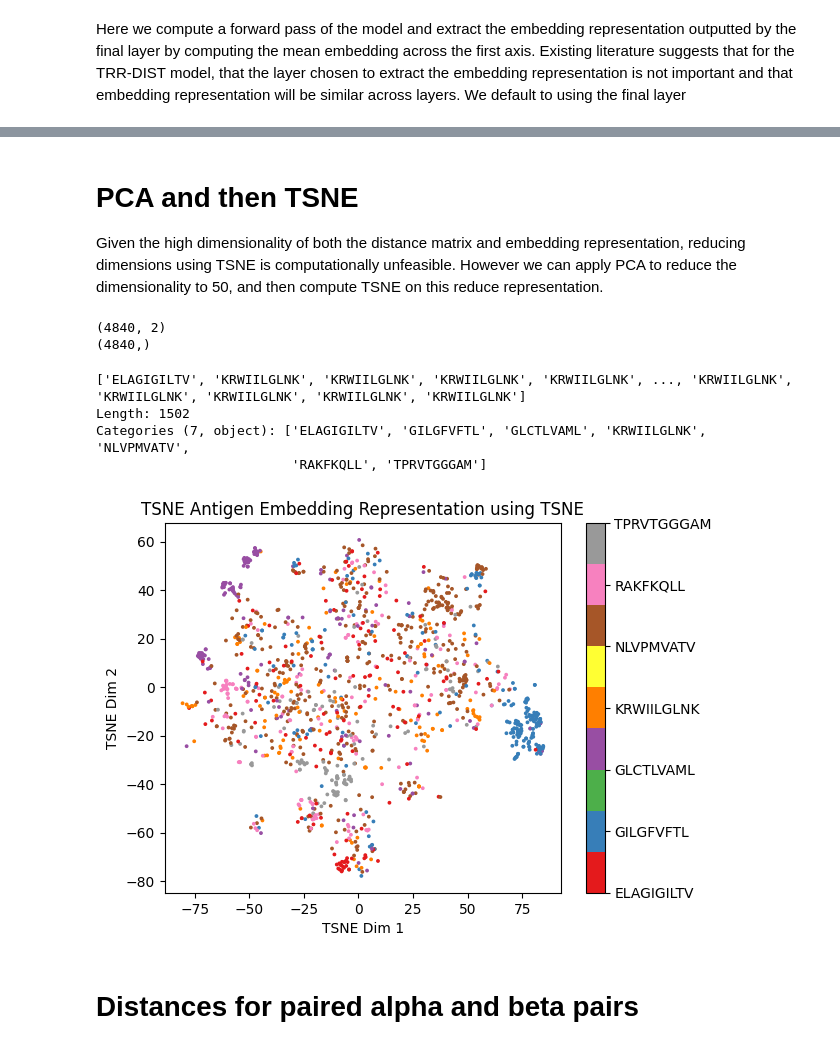
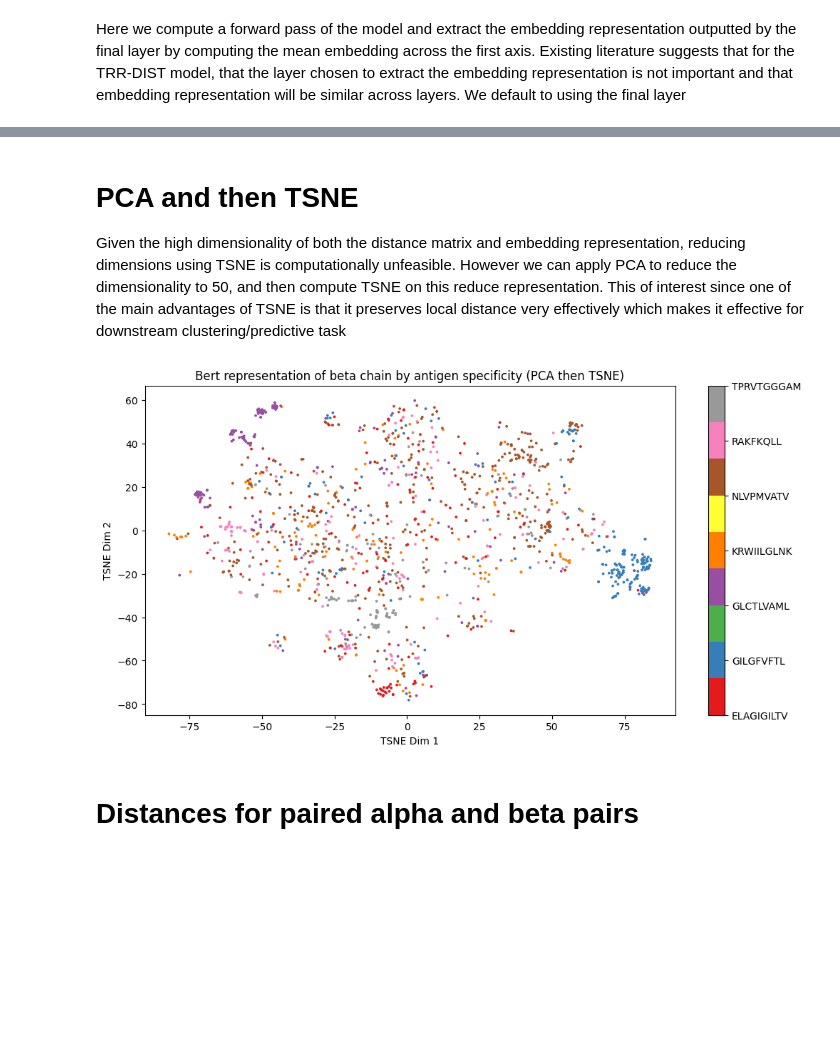
Before and after one commit to UoB-DSMP-2023-24/dsmp-2024-groupol1, a Jupyter notebook: distances_matrix.ipynb, the cells around one changed output, grey strips where cells are left out. Saved outputs shown, nothing was run; the diff lists cells and outputs as text; code cells hidden in the pictures; blank space fills up the shorter version.

Commit message:
Commented code and added tsne vis

```diff
--- a/distances_matrix.ipynb
+++ b/distances_matrix.ipynb
@@ -258,12 +278,15 @@ else:
 # %%
-#beta_chains.reset_index(inplace= True)
+beta_chains.reset_index(inplace= True)
+#concatenate embeddings with antigens
 embedding_df = pd.concat([pd.DataFrame(embeddings), beta_chains['antigen.epitope']], axis = 1)
 value_counts_antigen = embedding_df['antigen.epitope'].value_counts()
+#we will only visualise the top 7 most commonly occuring antigens in dataset else visualisation would be uninterpretable
 top_10_value_counts = value_counts_antigen.nlargest(7)
 embedding_df_filtered = embedding_df[embedding_df['antigen.epitope'].isin(top_10_value_counts.index)]
-print(embedding_df_filtered.shape)
 distances_reduced = umap.UMAP(n_components = 2).fit(embedding_df_filtered.iloc[:, :-1].values)
 distances_reduced
+
+## Plot
 output_dir = 'visualisations'
 f = umap.plot.points(distances_reduced, labels=embedding_df_filtered['antigen.epitope'])
 f.set_xlabel('UMAP Dimension 1', fontsize=10)
@@ -276,7 +299,7 @@ f.get_figure().savefig(f'{output_dir}/beta_chain_umap_bert.png')
 # %% [markdown]
 # PCA and then TSNE
 
-Given the high dimensionality of both the distance matrix and embedding representation, reducing dimensions using TSNE is computationally unfeasible. However we can apply PCA to reduce the dimensionality to 50, and then compute TSNE on this reduce representation.
+Given the high dimensionality of both the distance matrix and embedding representation, reducing dimensions using TSNE is computationally unfeasible. However we can apply PCA to reduce the dimensionality to 50, and then compute TSNE on this reduce representation. This of interest since one of the main advantages of TSNE is that it preserves local distance very effectively which makes it effective for downstream clustering/predictive task
 # %%
 from sklearn.manifold import TSNE
 from sklearn.decomposition import PCA
@@ -286,9 +312,3 @@ embedding_pca = PCA_model.fit_transform(embedding_df.iloc[:, :-1].values)
 TSNE_model = TSNE(n_components=2, perplexity=30.0)
 embedding_pca_tsne = TSNE_model.fit_transform(embedding_pca)
-# %%
-print(embedding_pca_tsne.shape)
-print(embedding_df['antigen.epitope'].shape)
-# %% [output]
-(4840, 2)
-(4840,)
 # %%
@@ -302,35 +323,32 @@ embedding_tsne_filtered = embedding_tsne_df[embedding_tsne_df['Epitope'].isin(to
-# %%
-pd.Categorical(embedding_tsne_filtered['Epitope'])
-# %% [output]
-['ELAGIGILTV', 'KRWIILGLNK', 'KRWIILGLNK', 'KRWIILGLNK', 'KRWIILGLNK', ..., 'KRWIILGLNK', 'KRWIILGLNK', 'KRWIILGLNK', 'KRWIILGLNK', 'KRWIILGLNK']
-Length: 1502
-Categories (7, object): ['ELAGIGILTV', 'GILGFVFTL', 'GLCTLVAML', 'KRWIILGLNK', 'NLVPMVATV',
-                         'RAKFKQLL', 'TPRVTGGGAM']
 # %%
 import matplotlib
 import matplotlib.pyplot as plt
 
+#plot by antigen spec -> have to obtain numerical representations of antigens to visualise
+#in this way
+plt.figure(figsize=(12, 6))
 epitope_category = pd.Categorical(embedding_tsne_filtered['Epitope'])
 epitope_codes = epitope_category.codes
 epitope_labels = epitope_category.categories
 colormap = matplotlib.colormaps.get_cmap('Set1')
 
 sc = plt.scatter(embedding_tsne_filtered['DIM_1'],
                  embedding_tsne_filtered['DIM_2'],
                  c=epitope_codes,
                  s=3,
                  cmap = colormap)
 
 cbar = plt.colorbar(sc, ticks=np.arange(len(epitope_labels)))
 cbar.set_ticklabels(epitope_labels)
 
 
 plt.xlabel('TSNE Dim 1')
 plt.ylabel('TSNE Dim 2')
-plt.title('TSNE Antigen Embedding Representation using TSNE')
+plt.title('Bert representation of beta chain by antigen specificity (PCA then TSNE)')
+plt.savefig(f'{output_dir}/beta_chain_tsne_pca.png')
 plt.show()
 # %% [output]
-[figure, old version]
+[figure, new version]
 # %% [markdown]
 # Distances for paired alpha and beta pairs
 # %%
```
Also changed, not shown: parts of 19 cells of this notebook, 1 other file.
